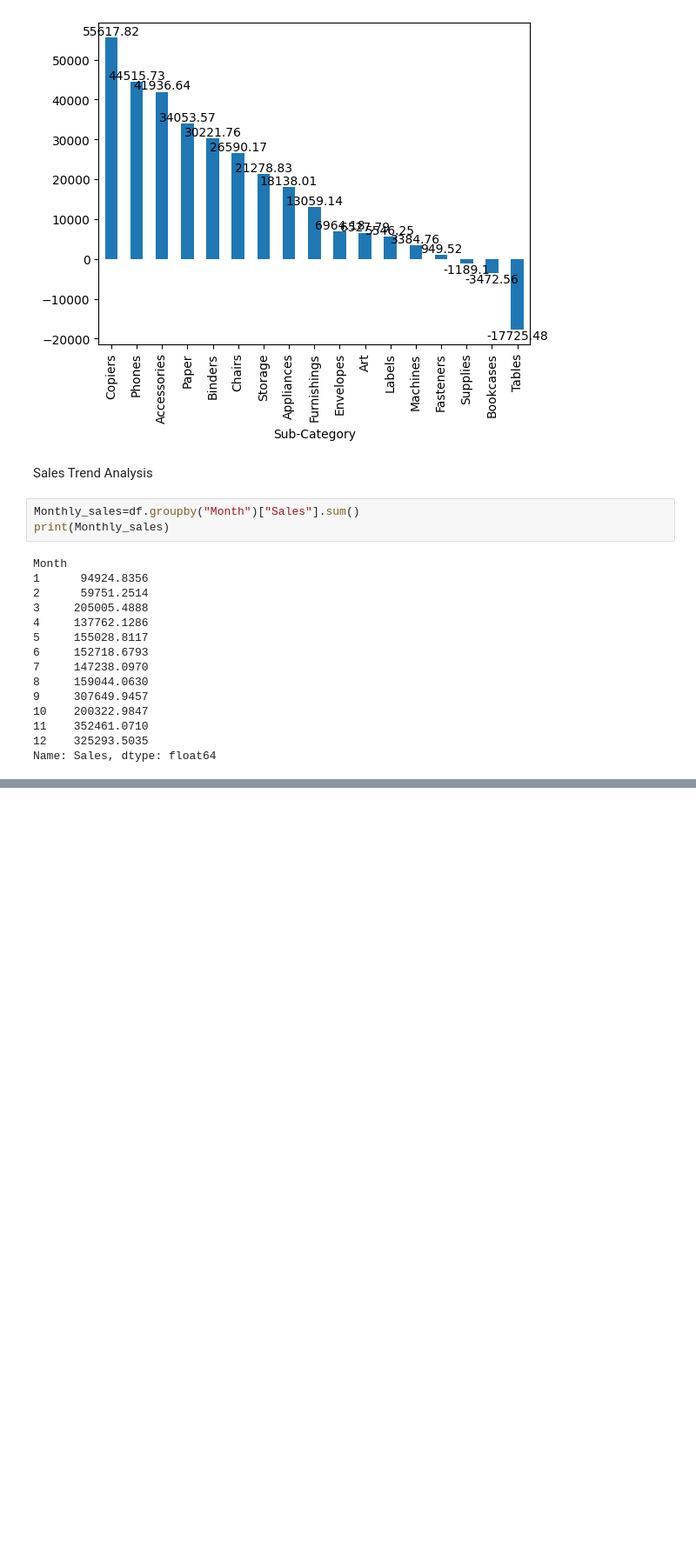
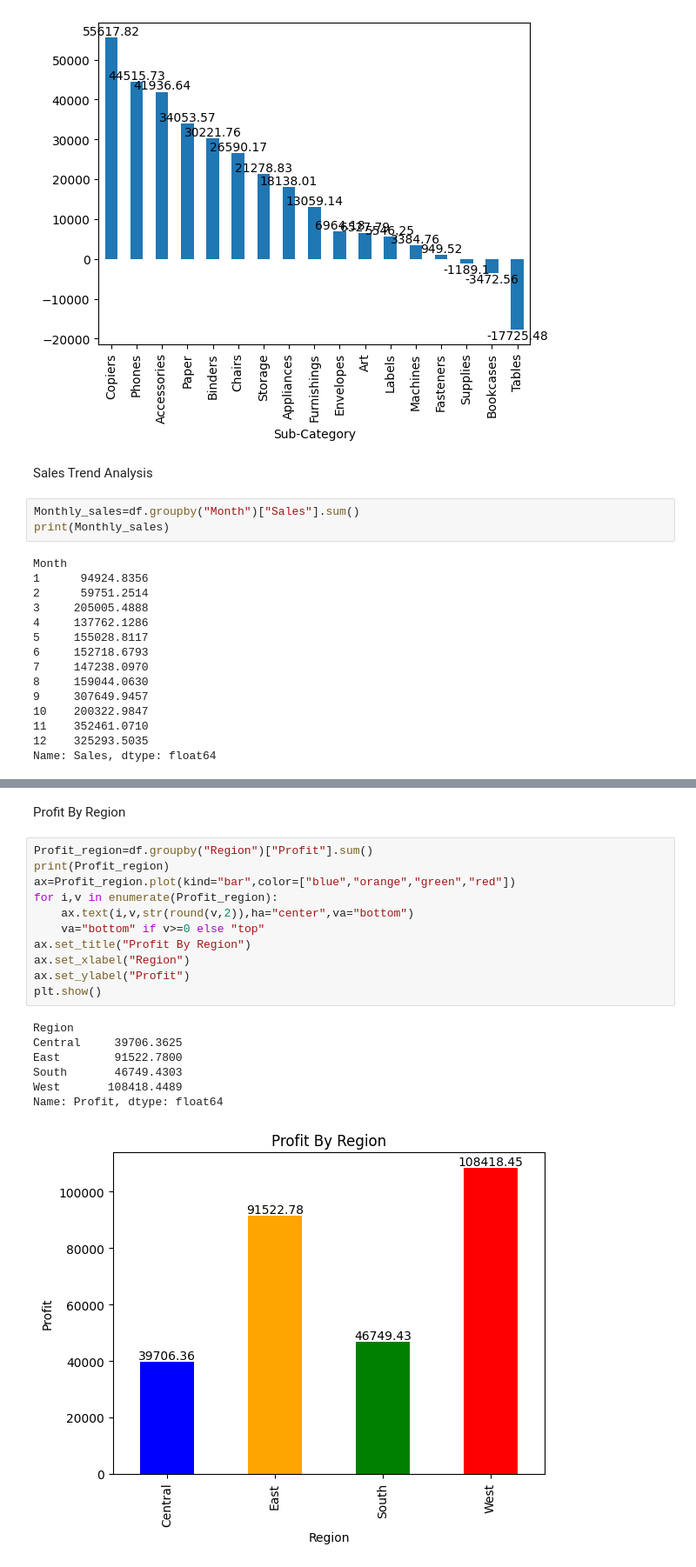
Before and after one commit to MakSi27/DA-Retail-Profit-Leakage-Analysis, a Jupyter notebook: Shiksha/python/eda/retail_profit_eda.ipynb, the cells around one changed output, grey strips where cells are left out. Shown at 87% size. Saved outputs shown, nothing was run; the diff lists cells and outputs as text; blank space fills up the shorter version.

```diff
--- a/Shiksha/python/eda/retail_profit_eda.ipynb
+++ b/Shiksha/python/eda/retail_profit_eda.ipynb
@@ -134,0 +145,21 @@ Name: Sales, dtype: float64
+# %% [markdown]
+Profit By Region
+# %%
+Profit_region=df.groupby("Region")["Profit"].sum()
+print(Profit_region)
+ax=Profit_region.plot(kind="bar",color=["blue","orange","green","red"])
+for i,v in enumerate(Profit_region):
+    ax.text(i,v,str(round(v,2)),ha="center",va="bottom")
+    va="bottom" if v>=0 else "top"
+ax.set_title("Profit By Region")
+ax.set_xlabel("Region")
+ax.set_ylabel("Profit")
+plt.show()
+# %% [output]
+Region
+Central     39706.3625
+East        91522.7800
+South       46749.4303
+West       108418.4489
+Name: Profit, dtype: float64
+[figure, added]
```
Also changed, not shown: parts of 8 cells of this notebook, 4 other files.
